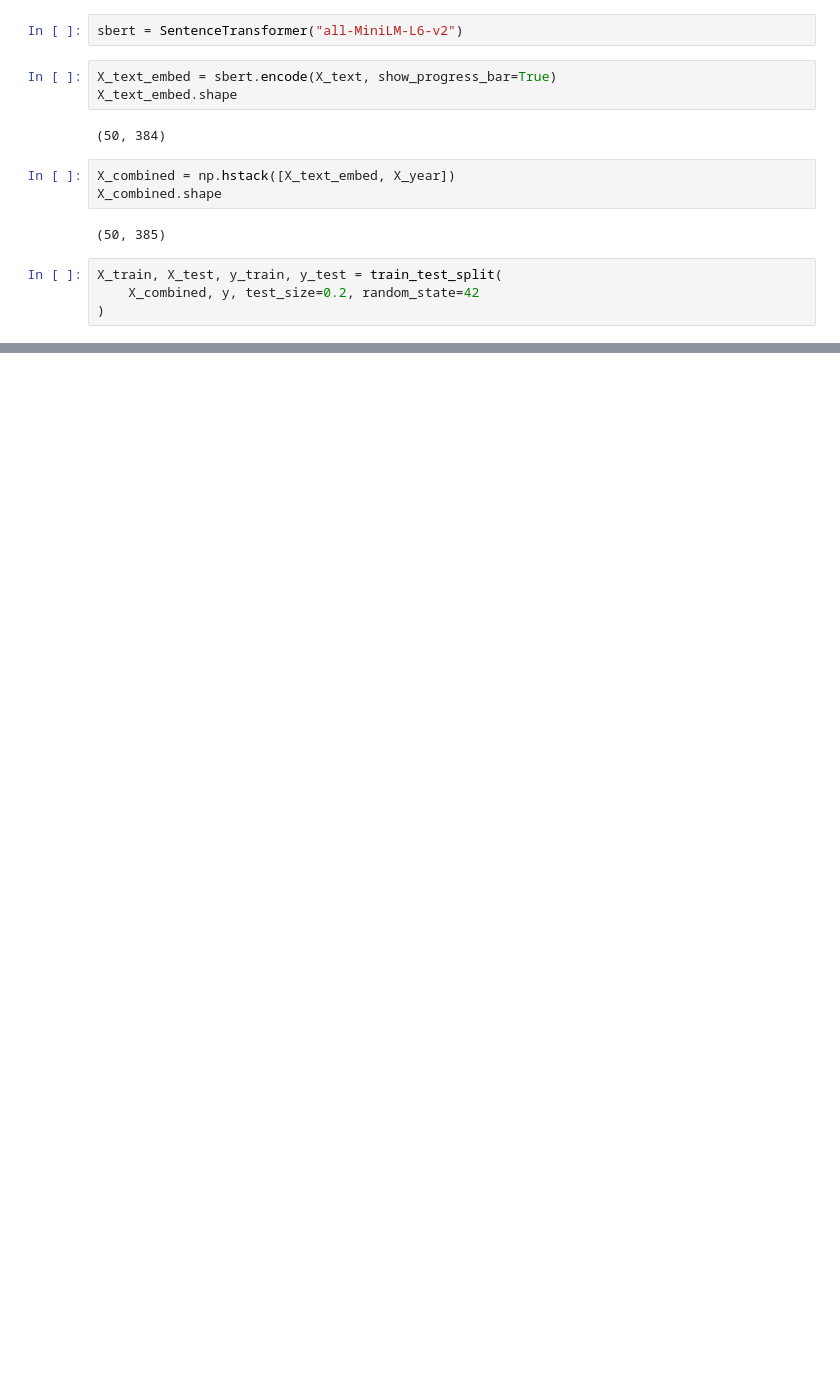
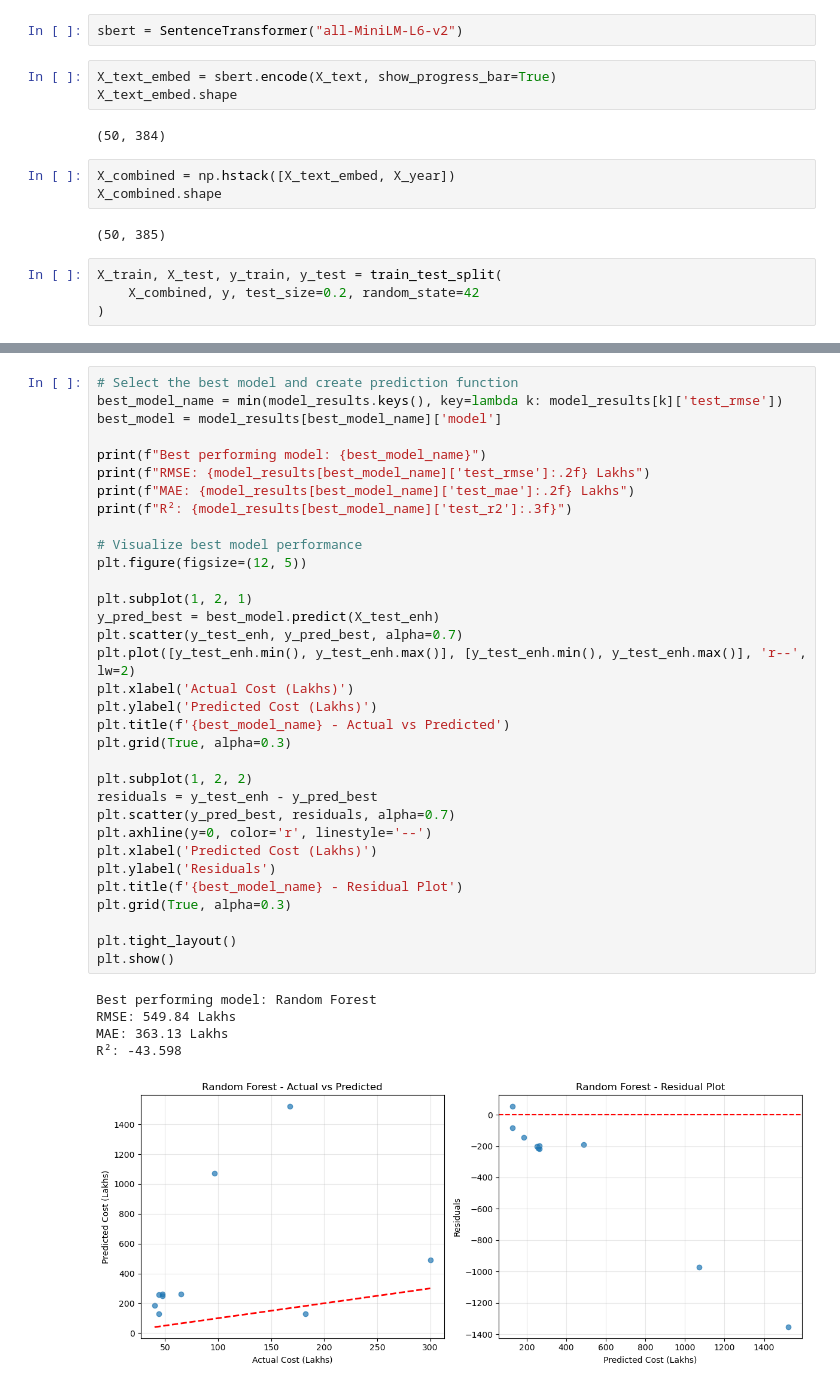
Before and after one commit to Sharan-Prashanth/-bytespace-sih25180, a Jupyter notebook: Model/Common/Cost_validation/main_model_validation.ipynb, the cells around one changed output, grey strips where cells are left out. Saved outputs shown, nothing was run; the diff lists cells and outputs as text; blank space fills up the shorter version.

Commit message:
[FEAT]: cost_estimation🤖

```diff
--- a/Model/Common/Cost_validation/main_model_validation.ipynb
+++ b/Model/Common/Cost_validation/main_model_validation.ipynb
@@ -152,0 +450,39 @@ joblib.dump(sbert, "SBERT_text_encoder.joblib")
+# %%
+# Select the best model and create prediction function
+best_model_name = min(model_results.keys(), key=lambda k: model_results[k]['test_rmse'])
+best_model = model_results[best_model_name]['model']
+
+print(f"Best performing model: {best_model_name}")
+print(f"RMSE: {model_results[best_model_name]['test_rmse']:.2f} Lakhs")
+print(f"MAE: {model_results[best_model_name]['test_mae']:.2f} Lakhs")
+print(f"R²: {model_results[best_model_name]['test_r2']:.3f}")
+
+# Visualize best model performance
+plt.figure(figsize=(12, 5))
+
+plt.subplot(1, 2, 1)
+y_pred_best = best_model.predict(X_test_enh)
+plt.scatter(y_test_enh, y_pred_best, alpha=0.7)
+plt.plot([y_test_enh.min(), y_test_enh.max()], [y_test_enh.min(), y_test_enh.max()], 'r--', lw=2)
+plt.xlabel('Actual Cost (Lakhs)')
+plt.ylabel('Predicted Cost (Lakhs)')
+plt.title(f'{best_model_name} - Actual vs Predicted')
+plt.grid(True, alpha=0.3)
+
+plt.subplot(1, 2, 2)
+residuals = y_test_enh - y_pred_best
+plt.scatter(y_pred_best, residuals, alpha=0.7)
+plt.axhline(y=0, color='r', linestyle='--')
+plt.xlabel('Predicted Cost (Lakhs)')
+plt.ylabel('Residuals')
+plt.title(f'{best_model_name} - Residual Plot')
+plt.grid(True, alpha=0.3)
+
+plt.tight_layout()
+plt.show()
+# %% [output]
+Best performing model: Random Forest
+RMSE: 549.84 Lakhs
+MAE: 363.13 Lakhs
+R²: -43.598
+[figure, added]
```
Also changed, not shown: parts of 13 cells of this notebook, 1 other file.
